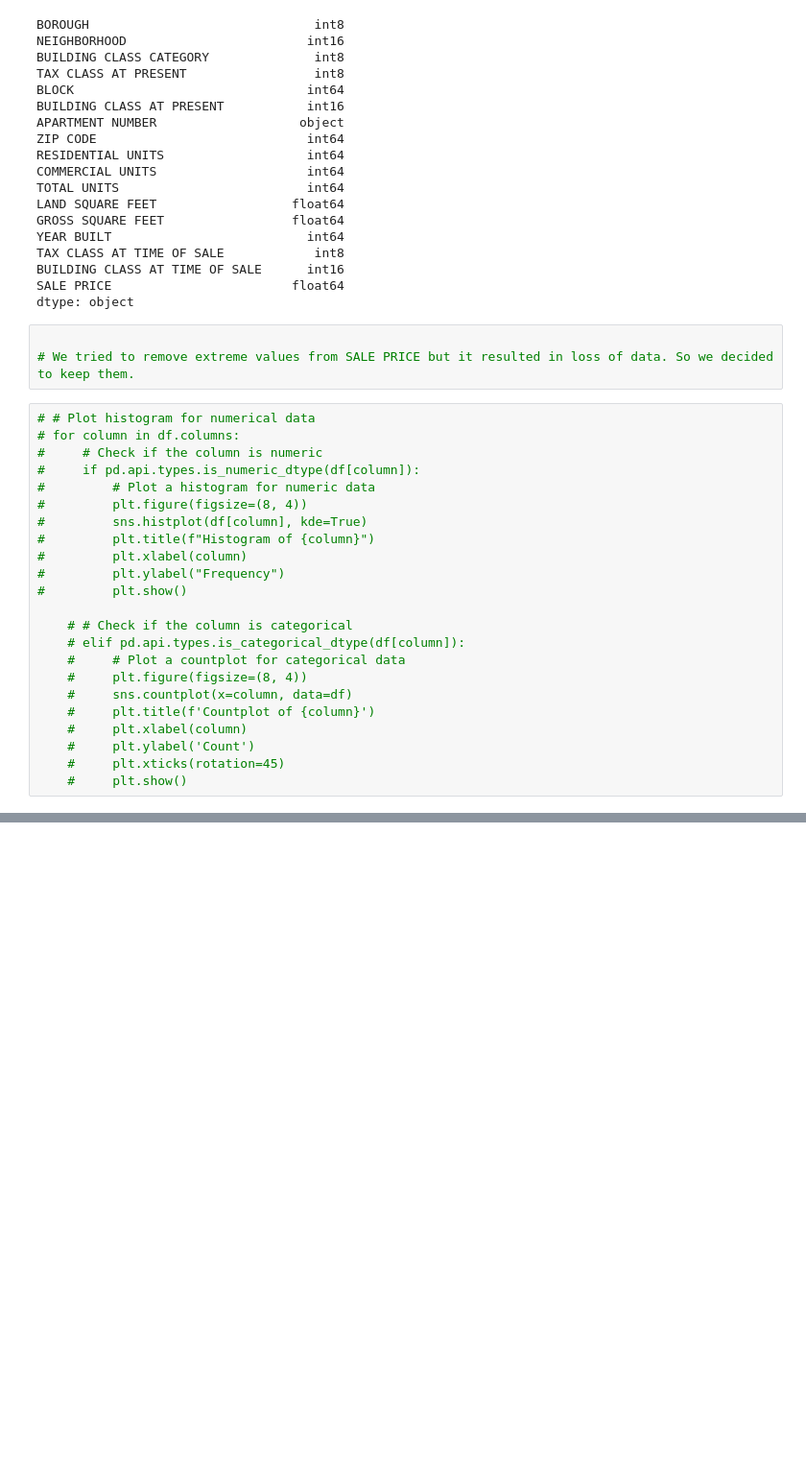
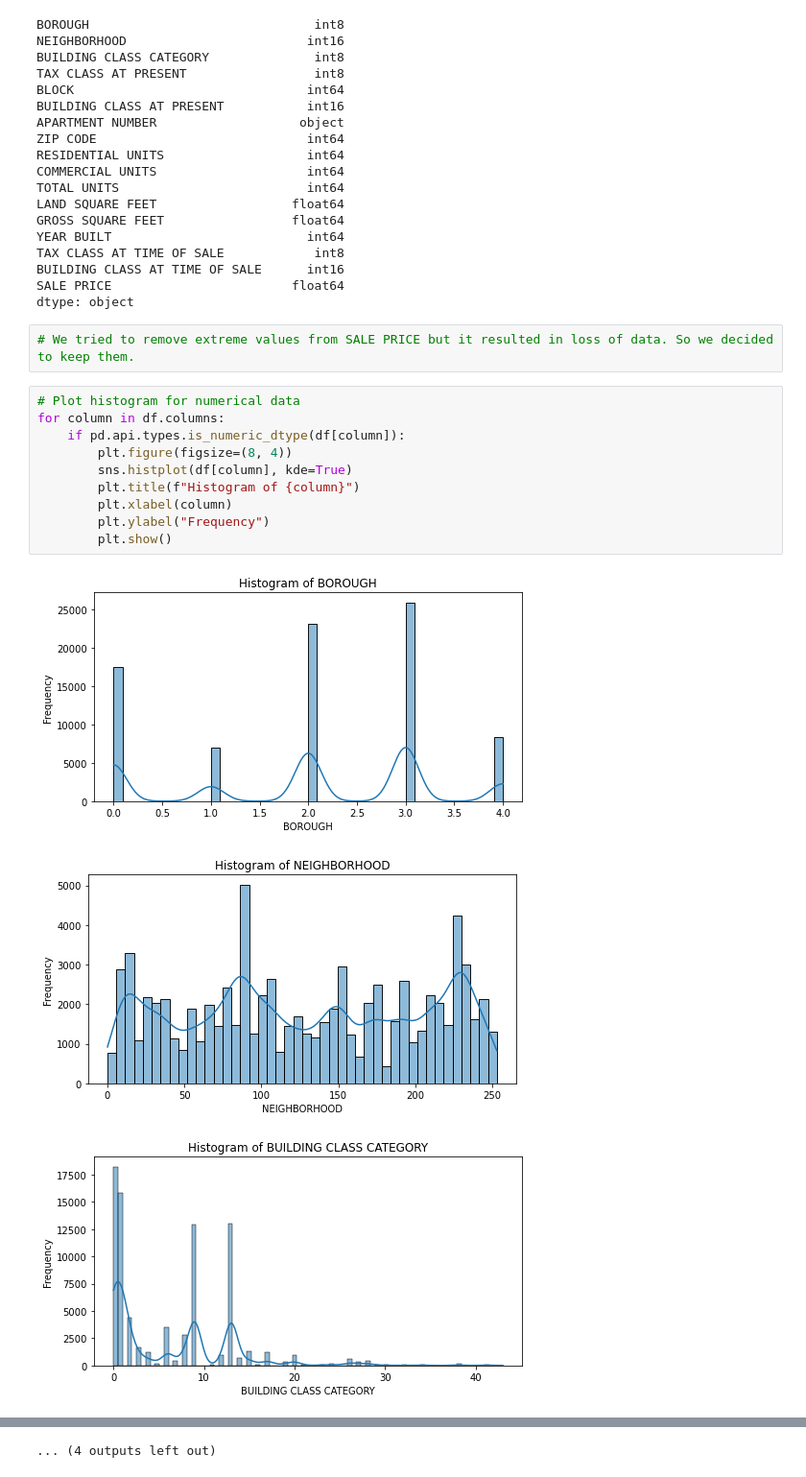
Before and after one commit to PoojaVM/CS-513-KDD-Final-Project, a Jupyter notebook: main.ipynb, the cells around one changed output, grey strips where cells are left out. Shown at 96% size. Cells and saved outputs as stored; diff of their text form; blank space fills up the shorter version.

```diff
--- a/main.ipynb
+++ b/main.ipynb
@@ -189,28 +198,18 @@ BUILDING CLASS AT TIME OF SALE      int16
 SALE PRICE                        float64
 dtype: object
 # %%
-
 # We tried to remove extreme values from SALE PRICE but it resulted in loss of data. So we decided to keep them.
 # %%
-# # Plot histogram for numerical data
-# for column in df.columns:
-#     # Check if the column is numeric
-#     if pd.api.types.is_numeric_dtype(df[column]):
-#         # Plot a histogram for numeric data
-#         plt.figure(figsize=(8, 4))
-#         sns.histplot(df[column], kde=True)
-#         plt.title(f"Histogram of {column}")
-#         plt.xlabel(column)
-#         plt.ylabel("Frequency")
-#         plt.show()
-
-    # # Check if the column is categorical
-    # elif pd.api.types.is_categorical_dtype(df[column]):
-    #     # Plot a countplot for categorical data
-    #     plt.figure(figsize=(8, 4))
-    #     sns.countplot(x=column, data=df)
-    #     plt.title(f'Countplot of {column}')
-    #     plt.xlabel(column)
-    #     plt.ylabel('Count')
-    #     plt.xticks(rotation=45)
-    #     plt.show()
+# Plot histogram for numerical data
+for column in df.columns:
+    if pd.api.types.is_numeric_dtype(df[column]):
+        plt.figure(figsize=(8, 4))
+        sns.histplot(df[column], kde=True)
+        plt.title(f"Histogram of {column}")
+        plt.xlabel(column)
+        plt.ylabel("Frequency")
+        plt.show()
+# %% [output]
+[figure, added]
+[figure, added]
+[figure, added]
@@ -217,3 +225,4 @@ dtype: object
+... (4 outputs left out)
 # %%
 # Missing data - understand percentage of missing data
 
```
Also changed, not shown: parts of 24 cells of this notebook, 1 other file.
